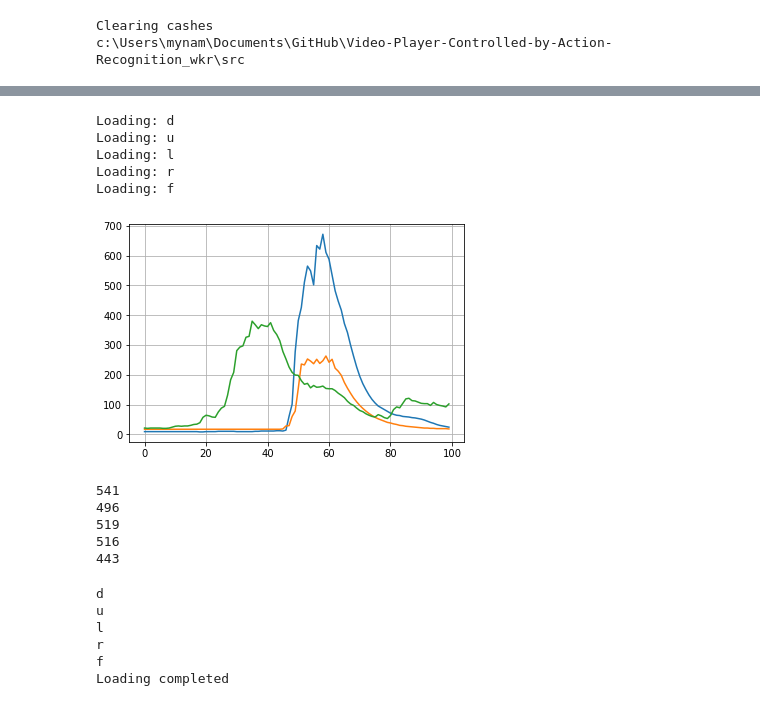
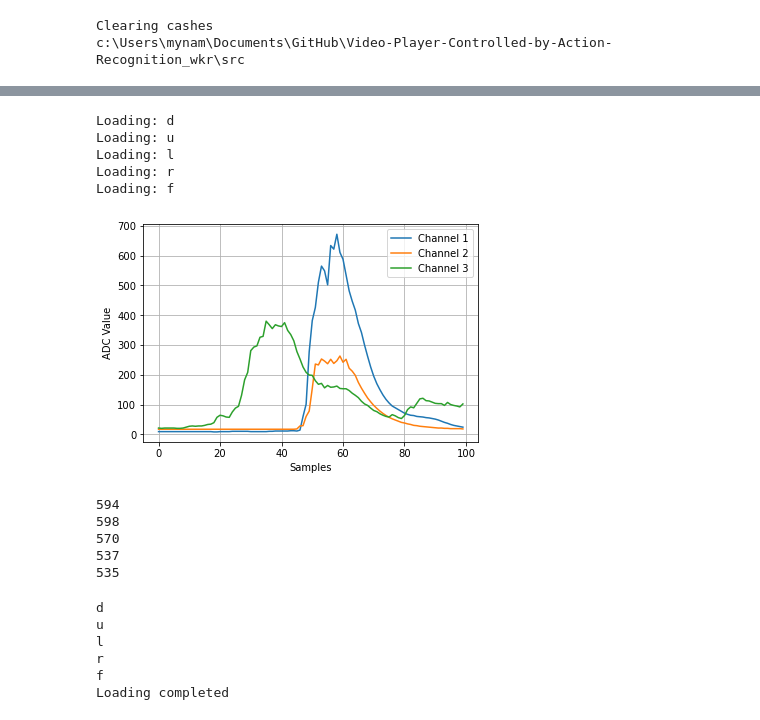
Before and after one commit to Diregie-J/Video-Player-Controlled-by-Action-Recognition, a Jupyter notebook: src/training.ipynb, the cells around one changed output, grey strips where cells are left out. Saved outputs shown, nothing was run; the diff lists cells and outputs as text; code cells hidden in the pictures.

```diff
--- a/src/training.ipynb
+++ b/src/training.ipynb
@@ -130,8 +113,8 @@ for actionIndex in range(len(actionList)):
     print('Loading: '+actionList[actionIndex])
 
     emg_1_slice = [emg_1_csv[actionList[actionIndex]][i:i+step] for i in range(0,len(emg_1_csv[actionList[actionIndex]]),step)]
-    emg_2_slice = [emg_2_csv[actionList[actionIndex]][i:i+step] for i in range(0,len(emg_1_csv[actionList[actionIndex]]),step)]
-    emg_3_slice = [emg_3_csv[actionList[actionIndex]][i:i+step] for i in range(0,len(emg_1_csv[actionList[actionIndex]]),step)]
+    emg_2_slice = [emg_2_csv[actionList[actionIndex]][i:i+step] for i in range(0,len(emg_2_csv[actionList[actionIndex]]),step)]
+    emg_3_slice = [emg_3_csv[actionList[actionIndex]][i:i+step] for i in range(0,len(emg_3_csv[actionList[actionIndex]]),step)]
 
 
 
@@ -152,40 +135,42 @@ for actionIndex in range(len(actionList)):
             emg_1_window[actionList[actionIndex]][generatedIndex] = emg_1_slice[i][avgMax-window_2:avgMax+(window_length-window_2)]
             emg_2_window[actionList[actionIndex]][generatedIndex] = emg_2_slice[i][avgMax-window_2:avgMax+(window_length-window_2)]
             emg_3_window[actionList[actionIndex]][generatedIndex] = emg_3_slice[i][avgMax-window_2:avgMax+(window_length-window_2)]
             generatedIndex+=1
         if max_1>window_3 and max_1<record_length-window_3 and max_2>window_3 and max_2<record_length-window_3 and max_3>window_3 and max_3<record_length-window_3:
             emg_1_window[actionList[actionIndex]][generatedIndex] = emg_1_slice[i][avgMax-window_3:avgMax+(window_length-window_3)]
             emg_2_window[actionList[actionIndex]][generatedIndex] = emg_2_slice[i][avgMax-window_3:avgMax+(window_length-window_3)]
             emg_3_window[actionList[actionIndex]][generatedIndex] = emg_3_slice[i][avgMax-window_3:avgMax+(window_length-window_3)]
             generatedIndex+=1
 
 
 plt.plot(emg_1_window['d'][0])
 plt.plot(emg_2_window['d'][0])
 plt.plot(emg_3_window['d'][0])
-# plt.legend(['1', '2', '3'])
+plt.legend(['Channel 1', 'Channel 2', 'Channel 3'])
+plt.xlabel('Samples')
+plt.ylabel('ADC Value')
 plt.grid()
 plt.show()
 
 
 
 print(len(emg_1_window['d']))
 print(len(emg_1_window['u']))
 print(len(emg_1_window['l']))
 print(len(emg_1_window['r']))
 print(len(emg_1_window['f']))
 # %% [output]
 Loading: d
 Loading: u
 Loading: l
 Loading: r
 Loading: f
-[figure, old version]
+[figure, new version]
-541
-496
-519
-516
-443
+594
+598
+570
+537
+535
 # %%
 # feature extraction
 
```
Also changed, not shown: parts of 3 cells of this notebook, 12 other files.
